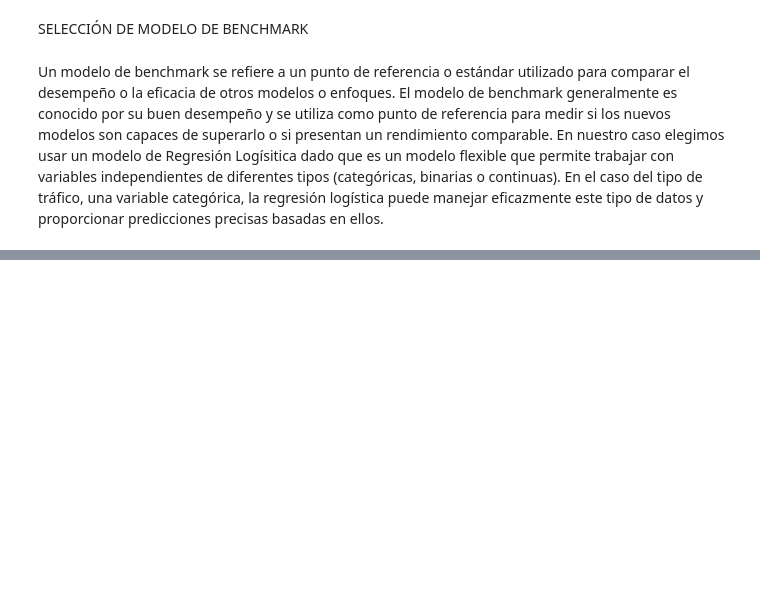
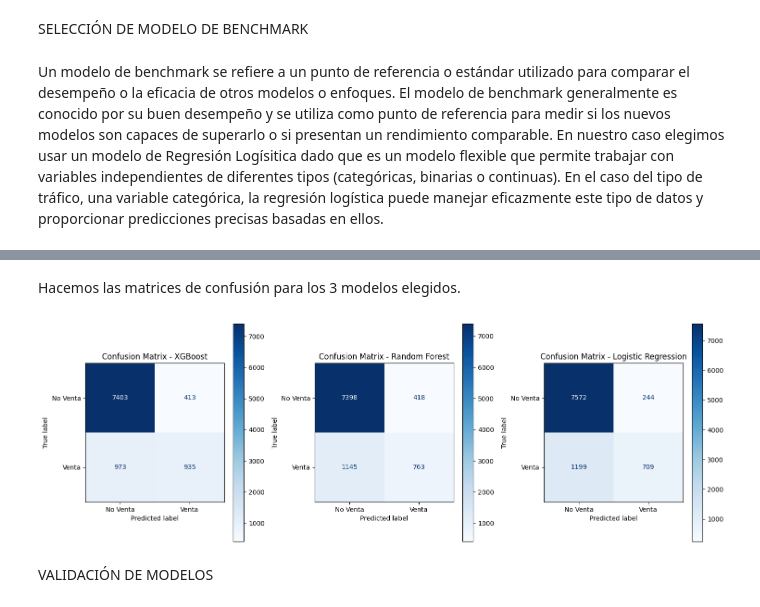
Before and after one commit to mariadelmark/OnlineShopperIntention, a Jupyter notebook: OnlineShopperIntention.ipynb, the cells around one changed output, grey strips where cells are left out. Drawn from its saved outputs; the diff is of its cells as text; code cells hidden in the pictures; blank space fills up the shorter version.

```diff
--- a/OnlineShopperIntention.ipynb
+++ b/OnlineShopperIntention.ipynb
@@ -131,0 +165,3 @@ df['Revenue'] = df['Revenue'].astype(int)
+# %%
+# Eliminamos las filas que tengan na
+df.dropna(inplace = True)
@@ -425,2 +516,4 @@ memory usage: 1.3 MB
+# %%
+df = df.drop("VisitorType", axis=1)
 # %% [markdown]
 #  ELECCIÓN DE MODELO DE CLASIFICACIÓN PARA ENTRENAR EL MODELO
@@ -522,5 +719,0 @@ ROC-AUC score: 0.70
-# %%
-from sklearn.metrics import confusion_matrix
-
-cm = confusion_matrix(y_test, y_pred)
-print(cm)
@@ -609,10 +719,0 @@ F1 Score: 0.500
-# %%
-from sklearn.metrics import confusion_matrix
-
-# Make predictions on the test set
-y_pred = knn.predict(X_test_scaled)
-
-# Calculate the confusion matrix
-cm = confusion_matrix(y_test, y_pred)
-
-print(cm)
@@ -652,0 +720,38 @@ Teniendo en cuentas estos resultados se descarta KNN como modelo de clasificaci
+# %% [markdown]
+Hacemos las matrices de confusión para los 3 modelos elegidos.
+# %%
+# Define the models of interest
+models = [
+    ("XGBoost", clf),
+    ("Random Forest", rf),
+    ("Logistic Regression", logreg)
+]
+
+# Set up plot
+fig, axes = plt.subplots(nrows=1, ncols=len(models), figsize=(15, 5))
+
+# Iterate over the models
+for i, (model_name, model) in enumerate(models):
+    # Use cross_val_predict to generate predictions
+    y_pred = cross_val_predict(model, X, y, cv=5)
+
+    # Compute the confusion matrix
+    cm = confusion_matrix(y, y_pred)
+
+    # Create confusion matrix display
+    cm_display = ConfusionMatrixDisplay(cm, display_labels=["No Venta", "Venta"])
+
+    # Plot confusion matrix
+    ax = axes[i]
+    cm_display.plot(ax=ax, cmap='Blues')
+    ax.set_title(f"Confusion Matrix - {model_name}")
+
+# Adjust spacing between subplots
+plt.tight_layout()
+
+# Show plot
+plt.show()
+# %% [output]
+[figure, added]
+# %% [markdown]
+VALIDACIÓN DE MODELOS
```
Also changed, not shown: parts of 56 cells of this notebook.
